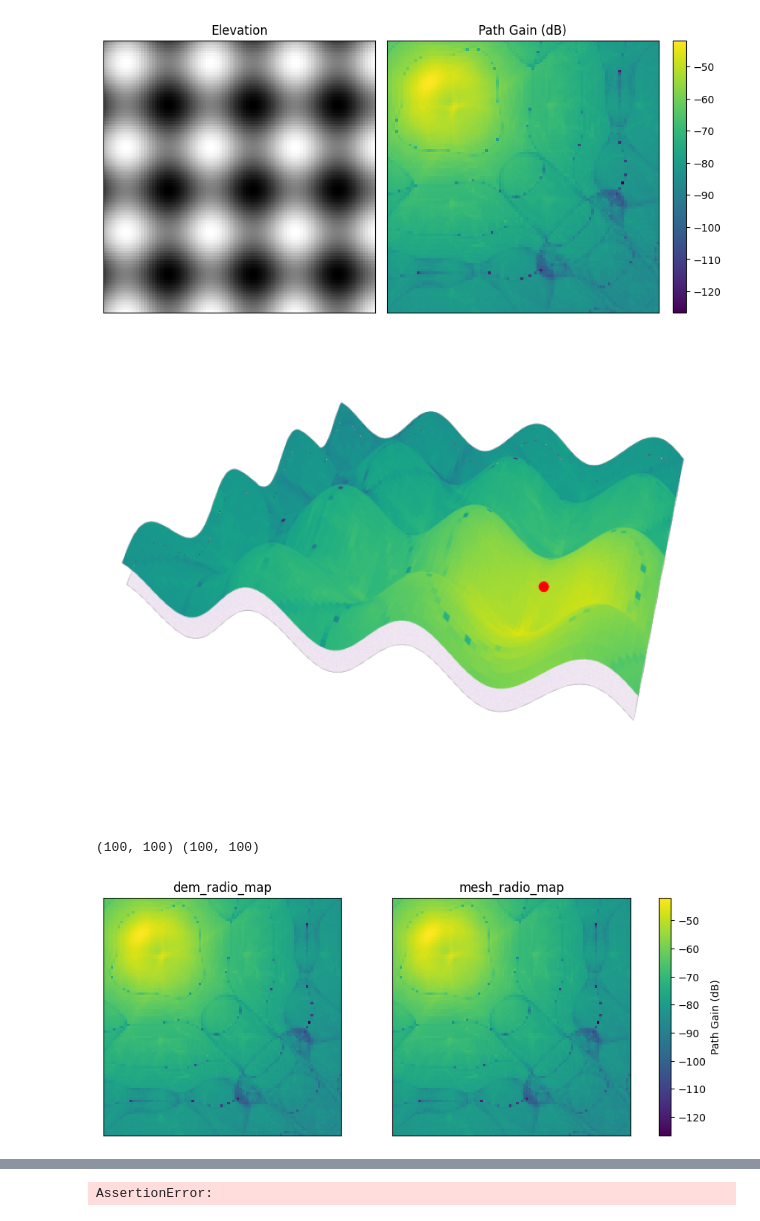
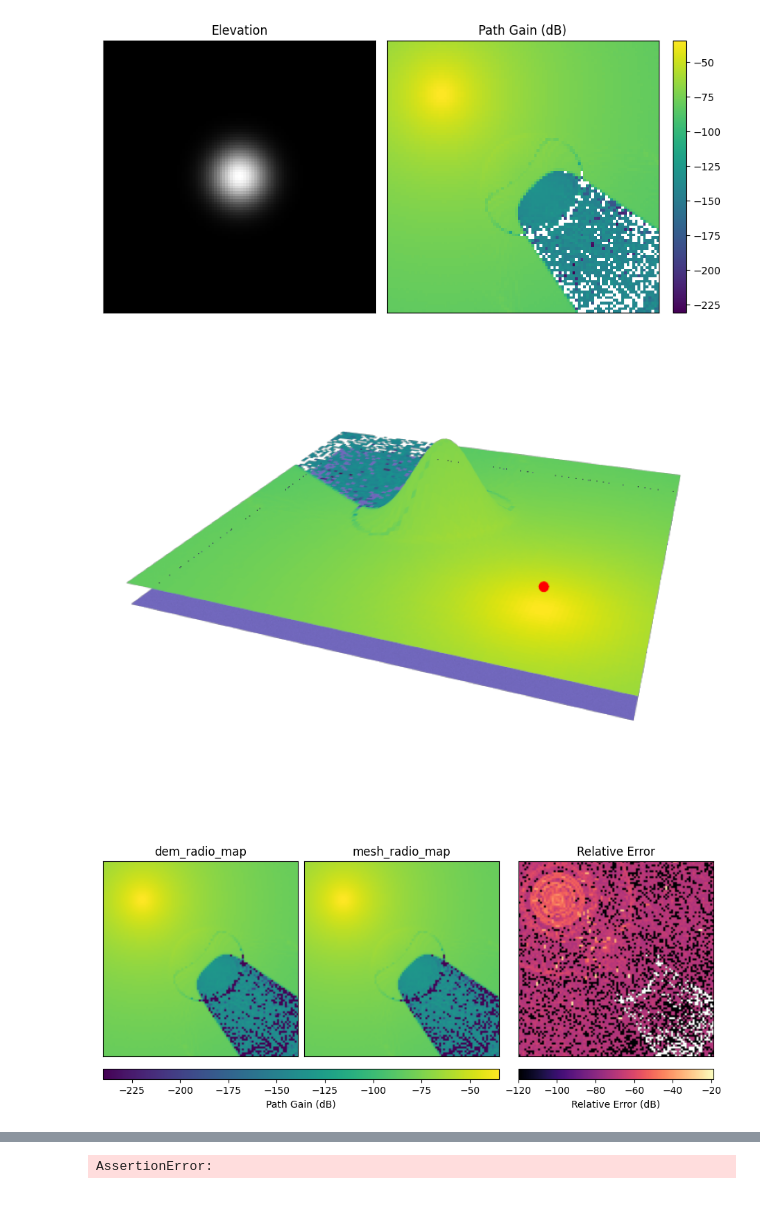
Before and after one commit to Jklein64/sionna-rt, a Jupyter notebook: debug/debug_dem.ipynb, the cells around one changed output, grey strips where cells are left out. Saved outputs shown, nothing was run; the diff lists cells and outputs as text; code cells hidden in the pictures.

```diff
--- a/debug/debug_dem.ipynb
+++ b/debug/debug_dem.ipynb
@@ -61,8 +61,8 @@ vert_x, vert_y = np.meshgrid(
     np.linspace(0, 10, N),
     indexing="xy")
 # elevation = np.zeros_like(vert_x)
-# elevation = np.exp(-((vert_x-5)**2 + (vert_y-5)**2)) / 5
-elevation = (np.sin(2 * vert_x) + np.sin(2 * vert_y)) / 2 / 10
+elevation = np.exp(-((vert_x-5)**2 + (vert_y-5)**2)) / 5
+# elevation = (np.sin(2 * vert_x) + np.sin(2 * vert_y)) / 2 / 10
 mesh = rt.utils.geometry.triangulate_elevation(mi.TensorXf(elevation), center=[0, 0, 0], size=[1, 1])
 vertices = dr.reshape(mi.Point3f, mesh.vertex_positions_buffer(), (3, -1))
 
@@ -80,7 +80,7 @@ props["material"] = rt.RadioMaterial(
     color=None,
     props=None)
 # props["material"] = rt.ITURadioMaterial("mat", itu_type="concrete", thickness=10)
-# props["material"] = rt.ITURadioMaterial("mat", itu_type="glass", thickness=1)
+props["material"] = rt.ITURadioMaterial("mat", itu_type="glass", thickness=1)
 # props["material"] = rt.RadioMaterial("mat", thickness=10, relative_permittivity=100)
 # Sionna requires bsdfs to be wrapped in HolderMaterial
 props["material"] = rt.HolderMaterial(props)
@@ -158,7 +156,7 @@ for ax in axs.flat:
 # axs[1].set_title("norm")
 # axs[1].imshow(elevation.numpy(), cmap="grey")
 # %% [output]
-[figure, old version]
+[figure, new version]
 # %%
 # Add receivers at the cell centers
 # for i, pos in enumerate(rm.cell_centers.numpy().reshape(-1, 3)):
@@ -180,7 +178,7 @@ for ax in axs.flat:
 rm_mesh = rm_solver(scene=scene,
                     center=[0, 0, 0],
                     size=[1, 1],
-                    cell_size=[0.04, 0.04],
+                    # cell_size=[0.04, 0.04],
                     measurement_surface=rm.measurement_surface,
                     samples_per_tx=int(1e8),
                     **sim_params)
@@ -188,47 +186,45 @@ rm_mesh = rm_solver(scene=scene,
 cam = rt.Camera(position=[-1, 0, 0.8], look_at=[0.3, 0.5, 0])
 scene.render(camera=cam, show_devices=True, radio_map=rm);
 # %% [output]
-[figure, old version]
+[figure, new version]
 # %%
-from sionna.rt.radio_map_solvers.dem_radio_map import _resample_tensor
 from matplotlib.cm import ScalarMappable
 
 
 meas_surf = rm_mesh.measurement_surface
 faces = meas_surf.faces_buffer().numpy().reshape(-1, 3)
 num_faces = meas_surf.face_count()
 vertices = meas_surf.vertex_positions_buffer().numpy().reshape(-1, 3)
 tris = vertices[faces]
 v0 = tris[:, 0, :]
 v1 = tris[:, 1, :]
 v2 = tris[:, 2, :]
 tri_areas = np.linalg.norm(np.cross(v1-v0, v2-v0), axis=-1) / 2
 cell_areas = tri_areas[:num_faces//2] + tri_areas[num_faces//2:]
 
 pg_mesh = rm_mesh.path_gain[0]
 f1 = pg_mesh[:num_faces//2]
 f2 = pg_mesh[num_faces//2:]
-# this isn't going to get the perfect value but it will be close
-pg_mesh = (f1 * tri_areas[:num_faces//2]/cell_areas + f2 * tri_areas[num_faces//2:]/cell_areas).numpy().reshape(N, N)
-# pg_mesh = np.mean([f1, f2], axis=0).reshape(N-1, N-1)
-# pg_mesh = _resample_tensor(mi.TensorXf(pg_mesh), mi.Point2u(N, N)).numpy()
+# reweight to properly emulate the desired cell aggregation behavior
+pg_mesh = ((f1 * tri_areas[:num_faces//2] + f2 * tri_areas[num_faces//2:]) / cell_areas).numpy().reshape(N, N)
 
-pg = rm.path_gain[0]
-print(pg_mesh.shape, pg.shape)
+pg = rm.path_gain[0].numpy()
 
 def dB(x, min_val=1e-12):
     return 20 * np.log10(np.maximum(min_val, np.abs(x)))
 
-fig, axs = plt.subplots(ncols=2, layout="constrained")
-fig.set_size_inches(9, 3.5)
+fig, axs = plt.subplots(ncols=3, layout="constrained")
+fig.set_size_inches(9, 4)
 norm = Normalize(np.min([dB(pg), dB(pg_mesh)]), np.max([dB(pg), dB(pg_mesh)]))
 axs[0].imshow(dB(pg), norm=norm)
 axs[0].set(title="dem_radio_map")
 axs[1].imshow(dB(pg_mesh), norm=norm)
 axs[1].set(title="mesh_radio_map")
-plt.colorbar(ScalarMappable(norm), ax=axs, label="Path Gain (dB)")
+plt.colorbar(ScalarMappable(norm), ax=axs[:2], label="Path Gain (dB)", location="bottom", aspect=40)
+rel_err_img = axs[2].imshow(10 * np.log10(np.maximum(1e-12, (np.abs(pg - pg_mesh) / np.abs(pg_mesh)))), cmap="magma")
+axs[2].set(title="Relative Error")
+plt.colorbar(rel_err_img, ax=axs[2], label="Relative Error (dB)", location="bottom")
 for ax in axs:
     ax.set(xticks=[], yticks=[])
 # %% [output]
-(100, 100) (100, 100)
-[figure, old version]
+[figure, new version]
```
Also changed, not shown: parts of 4 cells of this notebook.
